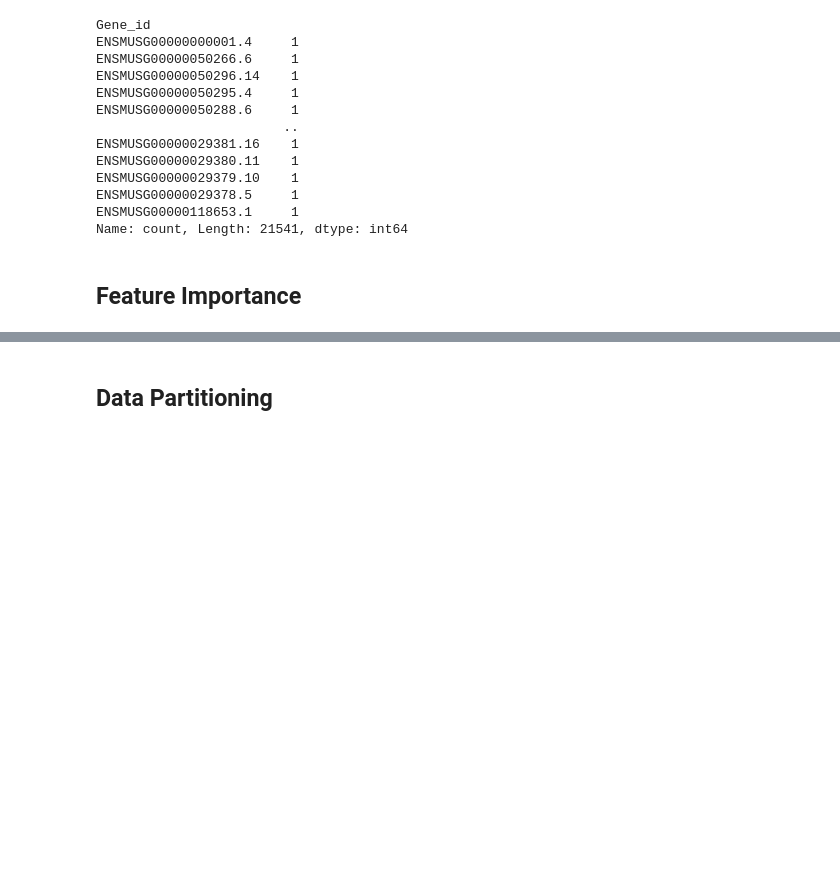
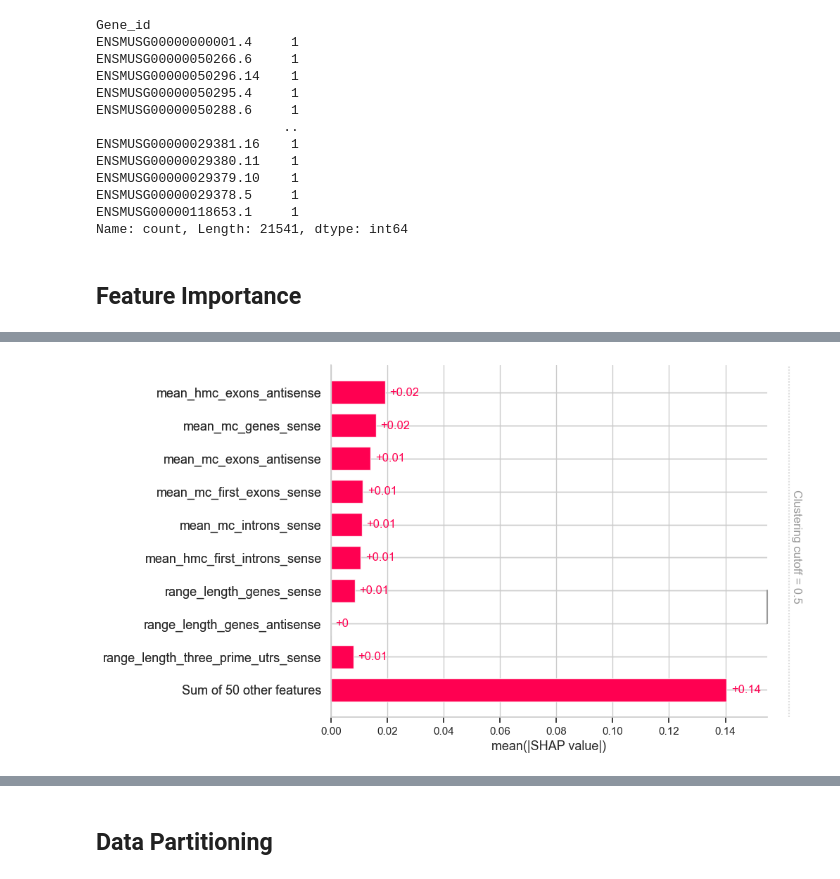
Before and after one commit to nicolawongch/gene_expression_prediction, a Jupyter notebook: methylation_analysis/modality.ipynb, the cells around one changed output, grey strips where cells are left out. Cells and saved outputs as stored; diff of their text form; code cells hidden in the pictures; blank space fills up the shorter version.

```diff
--- a/methylation_analysis/modality.ipynb
+++ b/methylation_analysis/modality.ipynb
@@ -1396 +1500,7 @@ shap.plots.heatmap(shap_values_xgb[:100])
 <Axes: xlabel='Instances'>
+# %%
+clustering = shap.utils.hclust(X, y)
+# %%
+shap.plots.bar(shap_values_xgb, clustering=clustering)
+# %% [output]
+[figure, added]
```
Also changed, not shown: parts of 19 cells of this notebook, 1 other file.
